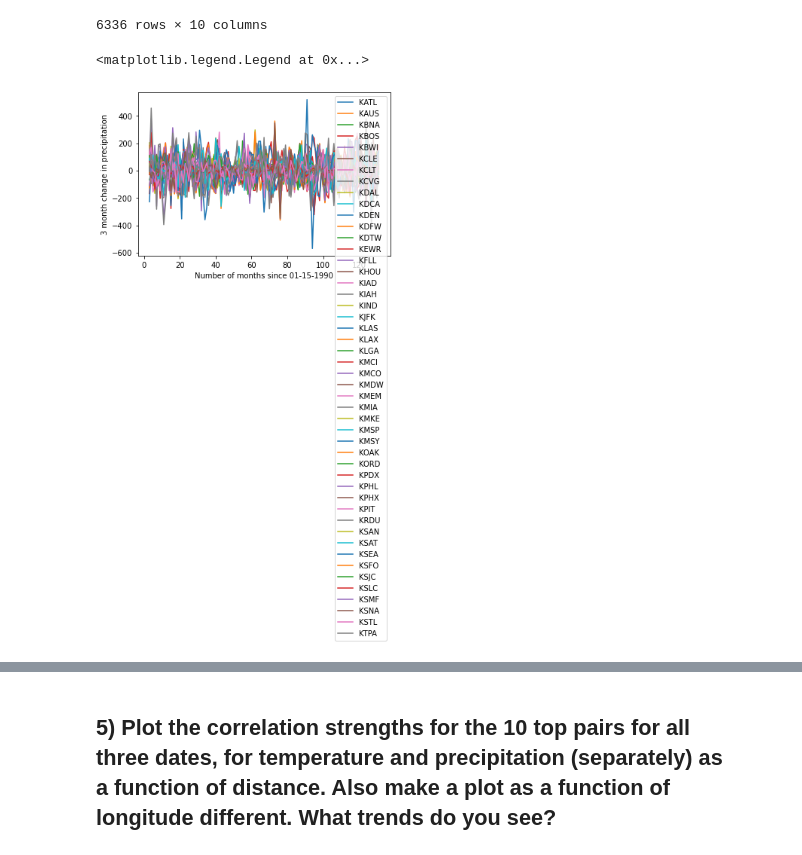
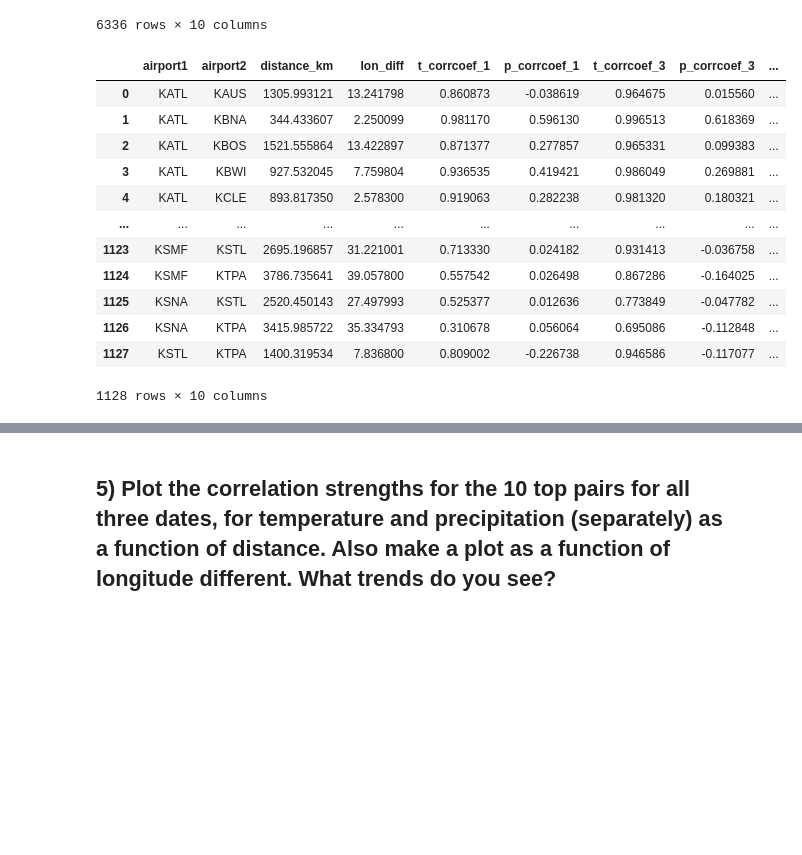
Before and after one commit to JBeechert/python-ay250-homework, a Jupyter notebook: hw_5/hw_5.ipynb, the cells around one changed output, grey strips where cells are left out. Cells and saved outputs as stored; diff of their text form; code cells hidden in the pictures; blank space fills up the shorter version.

```diff
--- a/hw_5/hw_5.ipynb
+++ b/hw_5/hw_5.ipynb
@@ -423,14 +423,5 @@ df
 6336 rows × 10 columns
 # %%
 import matplotlib.pyplot as plt
-# %%
-# Can plot all of the changes in each airport together, though this isn't very clear
-for code in airports:
-    plt.plot(df["time"][df["code"] == code], df["dprecip_3"][df["code"] == code], label=code)
-
-plt.ylabel('3 month change in precipitation')
-plt.xlabel('Number of months since 01-15-1990')
-plt.legend()
-# %% [output]
-<matplotlib.legend.Legend at 0x...>
-[figure, removed]
+# %%
+df = df.replace([np.inf, -np.inf], np.nan).dropna()
@@ -436,0 +430,55 @@ plt.legend()
+# %%
+# Find the correlations between each of the airports' 1-, 3-, and 7-month (?)
+#  changes in temperature and precipitation.
+# Store the results in a new dataframe.
+
+rows = []
+for i in range(0,len(airports)):
+    code = airports[i]
+
+    lat = icao_df.loc[icao_df["ident"]==code]["latitude_deg"].values[0]
+    lon = icao_df.loc[icao_df["ident"]==code]["longitude_deg"].values[0]
+    x = (lat, lon)
+
+    for j in range(i+1,len(airports)):
+        code2 = airports[j]
+
+        lat2 = icao_df.loc[icao_df["ident"]==code2]["latitude_deg"].values[0]
+        lon2 = icao_df.loc[icao_df["ident"]==code2]["longitude_deg"].values[0]
+        x2 = (lat2, lon2)
+
+        distance = haversine(x, x2, unit='km')
+        lon_diff = np.abs(lon - lon2)
+
+        ls = []
+        for z in [1, 3, 7]:
+            dt = df[f"dtemp_{z}"][df["code"] == code].values
+            dt2 = df[f"dtemp_{z}"][df["code"] == code2].values
+            t_corrcoef = np.corrcoef(dt, dt2)[0, 1] # want off-diagonal entry
+
+            dp = df[f"dprecip_{z}"][df["code"] == code].values
+            dp2 = df[f"dprecip_{z}"][df["code"] == code2].values
+            p_corrcoef = np.corrcoef(dp, dp2)[0, 1] # want off-diagonal entry
+
+            ls.append(t_corrcoef)
+            ls.append(p_corrcoef)
+
+        rows.append([code, code2, distance, lon_diff] + ls)
+# %%
+df_corr = pd.DataFrame(rows, columns=[ "airport1", "airport2", "distance_km", "lon_diff", "t_corrcoef_1",
+                        "p_corrcoef_1", "t_corrcoef_3", "p_corrcoef_3", "t_corrcoef_7", "p_corrcoef_7"])
+df_corr
+# %% [output]
+|  | airport1 | airport2 | distance_km | lon_diff | t_corrcoef_1 | p_corrcoef_1 | t_corrcoef_3 | p_corrcoef_3 | ... |
+| 0 | KATL | KAUS | 1305.993121 | 13.241798 | 0.860873 | -0.038619 | 0.964675 | 0.015560 | ... |
+| 1 | KATL | KBNA | 344.433607 | 2.250099 | 0.981170 | 0.596130 | 0.996513 | 0.618369 | ... |
+| 2 | KATL | KBOS | 1521.555864 | 13.422897 | 0.871377 | 0.277857 | 0.965331 | 0.099383 | ... |
+| 3 | KATL | KBWI | 927.532045 | 7.759804 | 0.936535 | 0.419421 | 0.986049 | 0.269881 | ... |
+| 4 | KATL | KCLE | 893.817350 | 2.578300 | 0.919063 | 0.282238 | 0.981320 | 0.180321 | ... |
+| ... | ... | ... | ... | ... | ... | ... | ... | ... | ... |
+| 1123 | KSMF | KSTL | 2695.196857 | 31.221001 | 0.713330 | 0.024182 | 0.931413 | -0.036758 | ... |
+| 1124 | KSMF | KTPA | 3786.735641 | 39.057800 | 0.557542 | 0.026498 | 0.867286 | -0.164025 | ... |
+| 1125 | KSNA | KSTL | 2520.450143 | 27.497993 | 0.525377 | 0.012636 | 0.773849 | -0.047782 | ... |
+| 1126 | KSNA | KTPA | 3415.985722 | 35.334793 | 0.310678 | 0.056064 | 0.695086 | -0.112848 | ... |
+| 1127 | KSTL | KTPA | 1400.319534 | 7.836800 | 0.809002 | -0.226738 | 0.946586 | -0.117077 | ... |
+1128 rows × 10 columns
```
Also changed, not shown: parts of 9 cells of this notebook.
